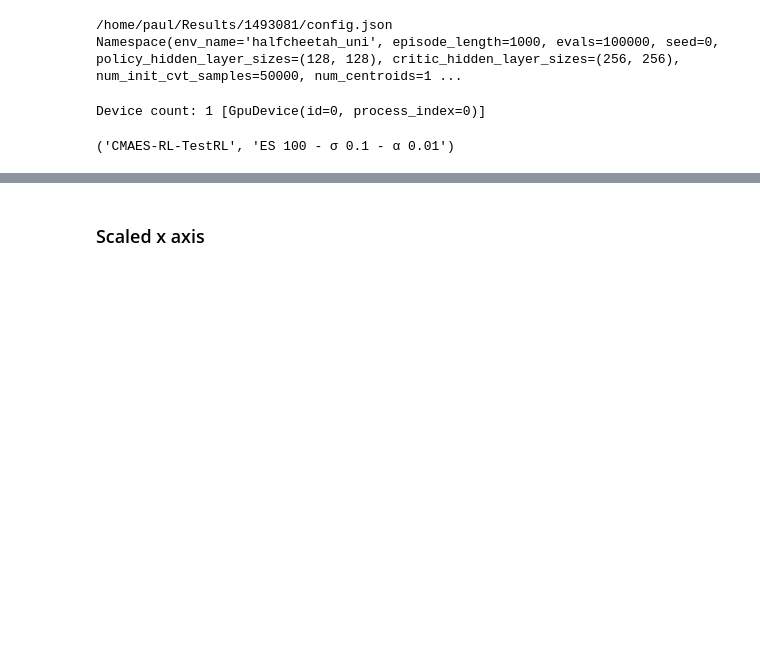
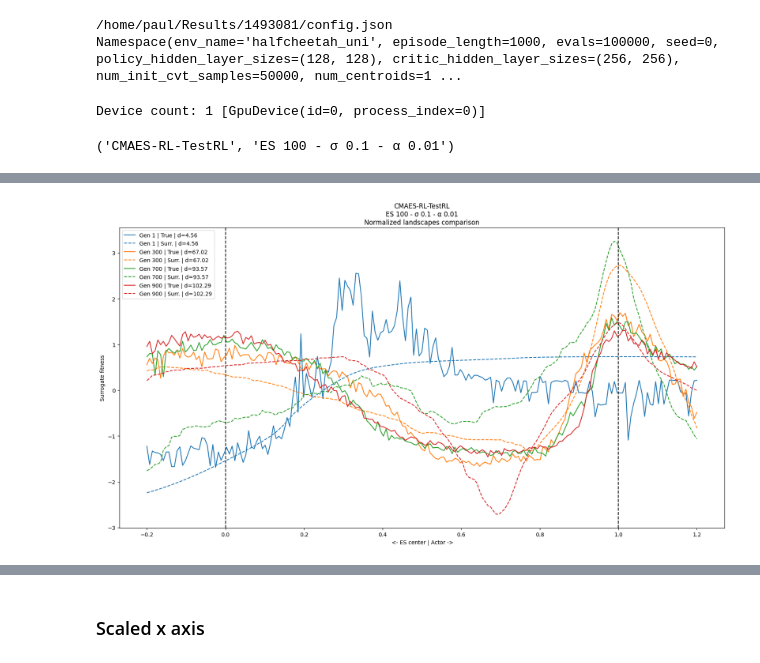
Before and after one commit to TemplierPaul/QDax, a Jupyter notebook: genomes.ipynb, the cells around one changed output, grey strips where cells are left out. Drawn from its saved outputs; the diff is of its cells as text; code cells hidden in the pictures; blank space fills up the shorter version.

```diff
--- a/genomes.ipynb
+++ b/genomes.ipynb
@@ -166,0 +270,36 @@ plt.show()
+# %%
+fig, ax = plt.subplots(figsize=(20, 10))
+
+base_x = jnp.linspace(0 - dx, 1 + dx, n)[:, None]
+
+
+for gen in to_plot:
+    # surrogate
+    surr_fit = surrogate_fit[gen]
+    surr_fit = (surr_fit - surr_fit.mean()) / surr_fit.std()
+
+    # true fit
+    fit = fitnesses[gen]
+    fit = (fit - fit.mean()) / fit.std()
+
+    dist = distance(save_path, gen)
+    # Scale x to be between 0 and dist
+    # x = base_x * dist
+    color = next(ax._get_lines.prop_cycler)['color']
+    plt.plot(base_x, fit, label = f"Gen {gen} | True | d={dist:.2f}", color=color)
+    # dotted line with same color
+    plt.plot(base_x, surr_fit, label = f"Gen {gen} | Surr. | d={dist:.2f}", linestyle="--", color=color)
+
+# Vertical bar at 0 labeled ES center
+plt.axvline(0, color="black", linestyle="--")
+
+# Vertical bar at 1 labeled Actor
+plt.axvline(1, color="black", linestyle="--")
+
+plt.xlabel(" <- ES center | Actor ->")
+plt.ylabel("Surrogate fitness")
+plt.title(f"{args.algo}\n{args.config}\nNormalized landscapes comparison")
+plt.legend()
+plt.show()
+# %% [output]
+[figure, added]
```
Also changed, not shown: parts of 13 cells of this notebook, 8 other files.
